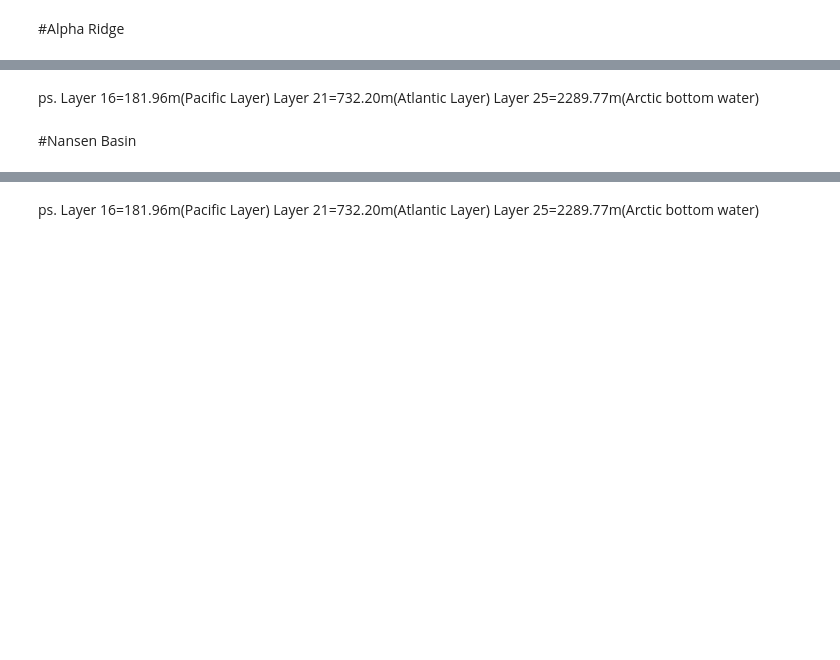
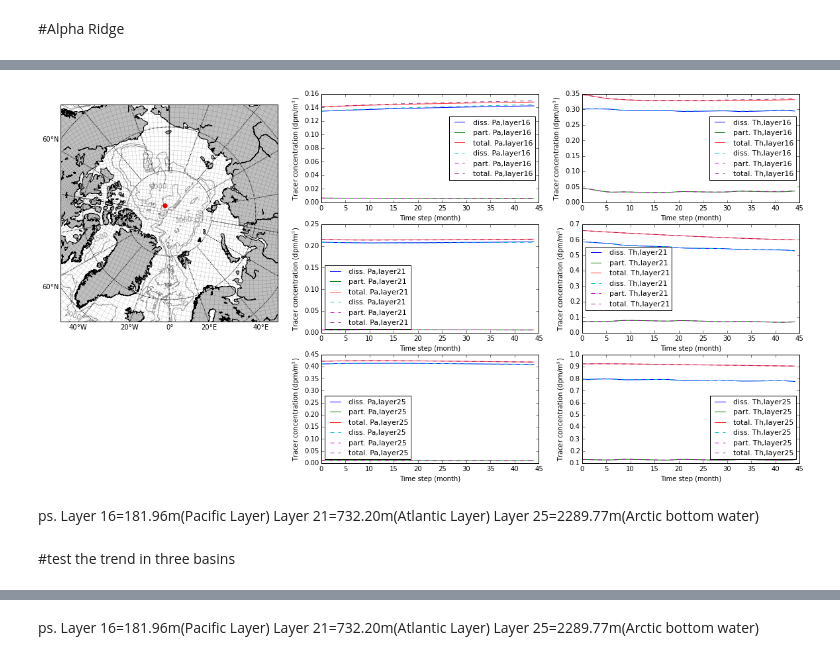
Before and after one commit to UBC-MOAD/analysis-cindy, a Jupyter notebook: notebooks/[ORCA_offline]TestMytrc.ipynb, the cells around one changed output, grey strips where cells are left out. Saved outputs shown, nothing was run; the diff lists cells and outputs as text; code cells hidden in the pictures; blank space fills up the shorter version.

```diff
--- a/notebooks/[ORCA_offline]TestMytrc.ipynb
+++ b/notebooks/[ORCA_offline]TestMytrc.ipynb
@@ -219,6 +197,11 @@ plt.show()
+# %%
+j=25;i=16;k=21
+tracer_evolution(i,k,j,145,51,'Alpha Ridge')
+# %% [output]
+[figure, added]
 # %% [markdown]
 ps. Layer 16=181.96m(Pacific Layer)
 Layer 21=732.20m(Atlantic Layer)
 Layer 25=2289.77m(Arctic bottom water)
-# %% [markdown]
-#Nansen Basin
+# %% [markdown]
+#test the trend in three basins
```
Also changed, not shown: parts of 29 cells of this notebook.
